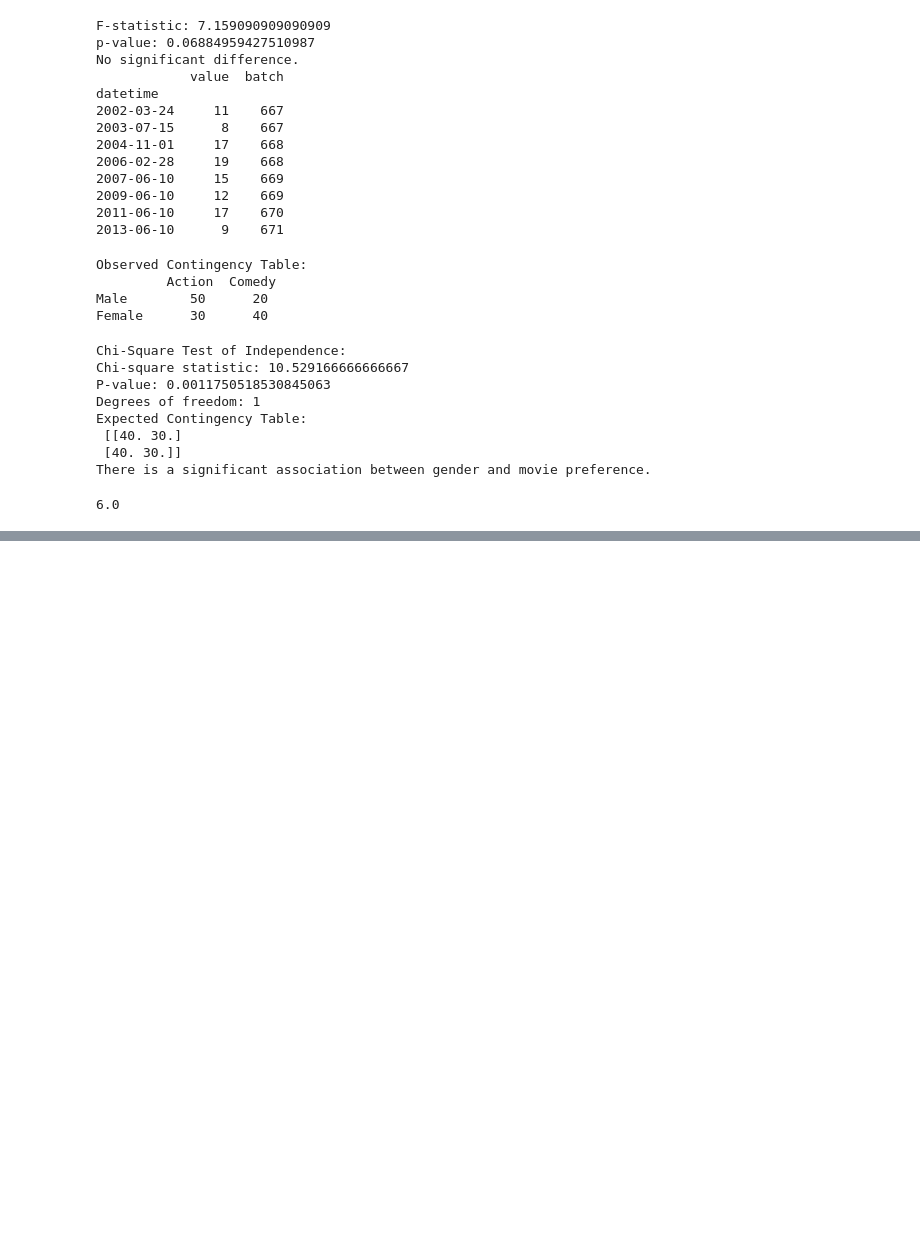
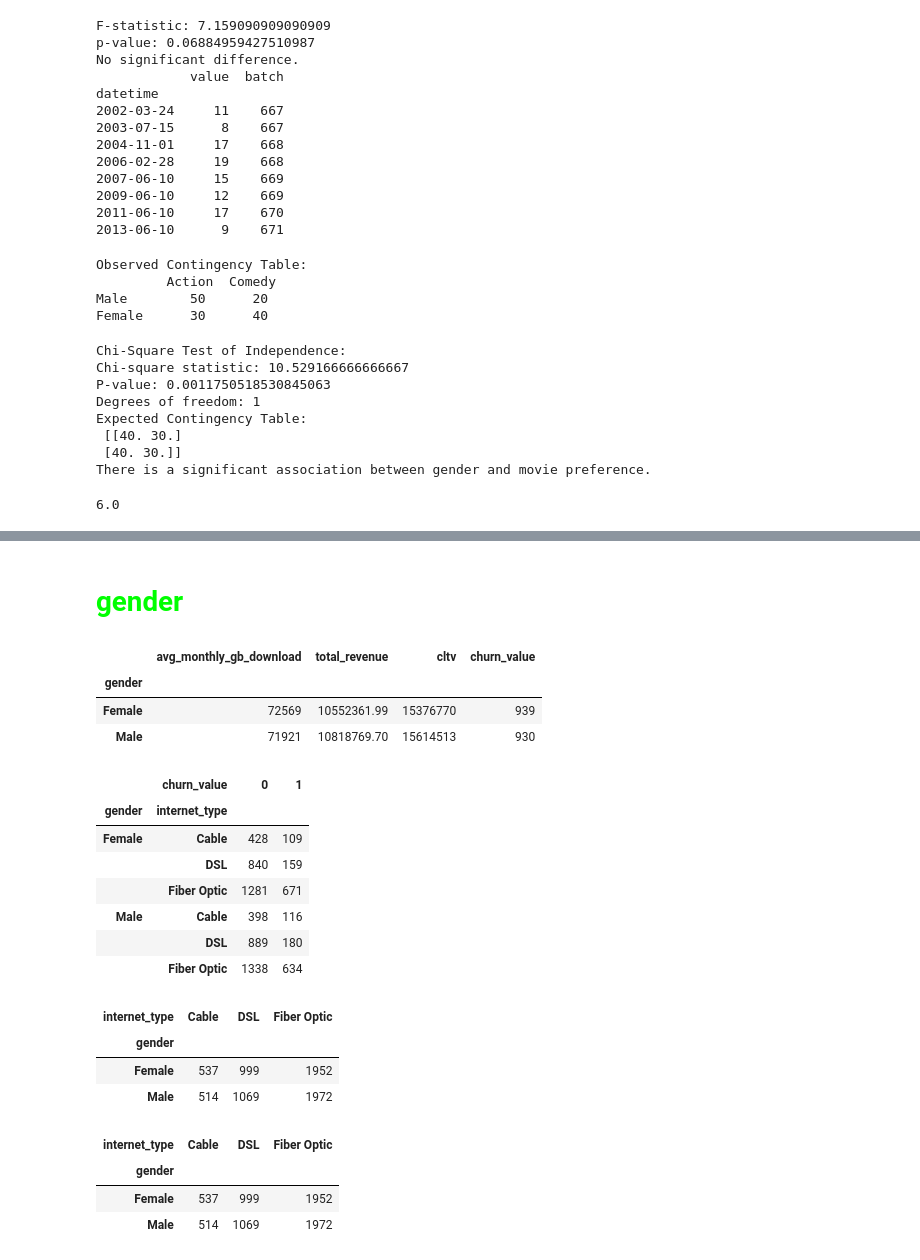
Before and after one commit to Harsh-Tiwadi/Customer-churn, a Jupyter notebook: notebook/EDA.ipynb, the cells around one changed output, grey strips where cells are left out. Saved outputs shown, nothing was run; the diff lists cells and outputs as text; code cells hidden in the pictures; blank space fills up the shorter version.

```diff
--- a/notebook/EDA.ipynb
+++ b/notebook/EDA.ipynb
@@ -120,0 +163,37 @@ sqrt(36)
+# %% [markdown]
+# <span style=color:lime> gender
+# %%
+gender_group = df.groupby('gender')[['avg_monthly_gb_download', 'total_revenue', 'cltv', 'churn_value']].sum()
+gender_group
+# %% [output]
+|  | avg_monthly_gb_download | total_revenue | cltv | churn_value |
+| gender |  |  |  |  |
+| Female | 72569 | 10552361.99 | 15376770 | 939 |
+| Male | 71921 | 10818769.70 | 15614513 | 930 |
+# %%
+gender_churn = df.pivot_table(index=['gender', 'internet_type'], columns=['churn_value'], aggfunc='size')
+gender_churn
+# %% [output]
+|  | churn_value | 0 | 1 |
+| gender | internet_type |  |  |
+| Female | Cable | 428 | 109 |
+|  | DSL | 840 | 159 |
+|  | Fiber Optic | 1281 | 671 |
+| Male | Cable | 398 | 116 |
+|  | DSL | 889 | 180 |
+|  | Fiber Optic | 1338 | 634 |
+# %%
+contingency_table = pd.crosstab(df['gender'], df['internet_type'])
+contingency_table
+# %% [output]
+| internet_type | Cable | DSL | Fiber Optic |
+| gender |  |  |  |
+| Female | 537 | 999 | 1952 |
+| Male | 514 | 1069 | 1972 |
+# %%
+contingency_table
+# %% [output]
+| internet_type | Cable | DSL | Fiber Optic |
+| gender |  |  |  |
+| Female | 537 | 999 | 1952 |
+| Male | 514 | 1069 | 1972 |
```
Also changed, not shown: parts of 39 cells of this notebook.
